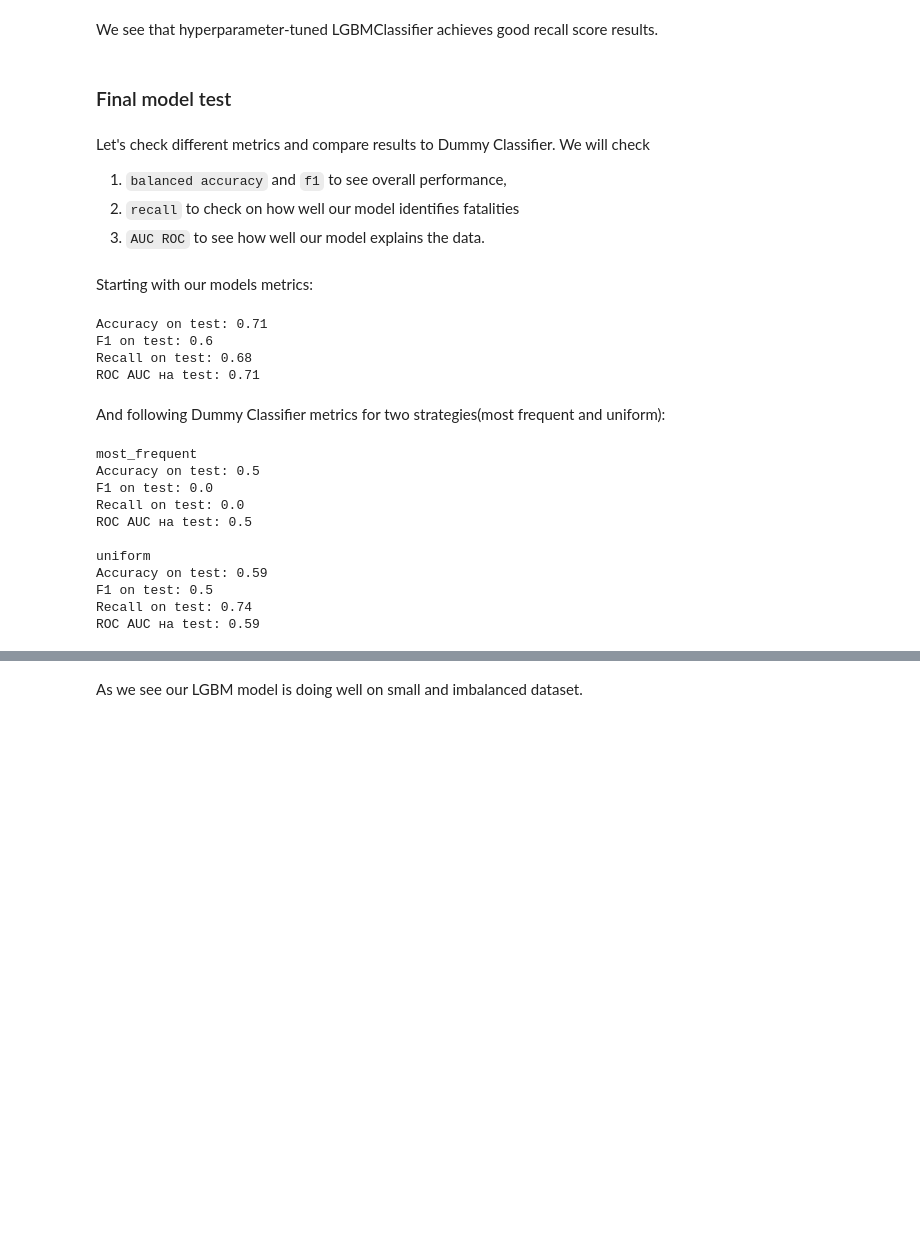
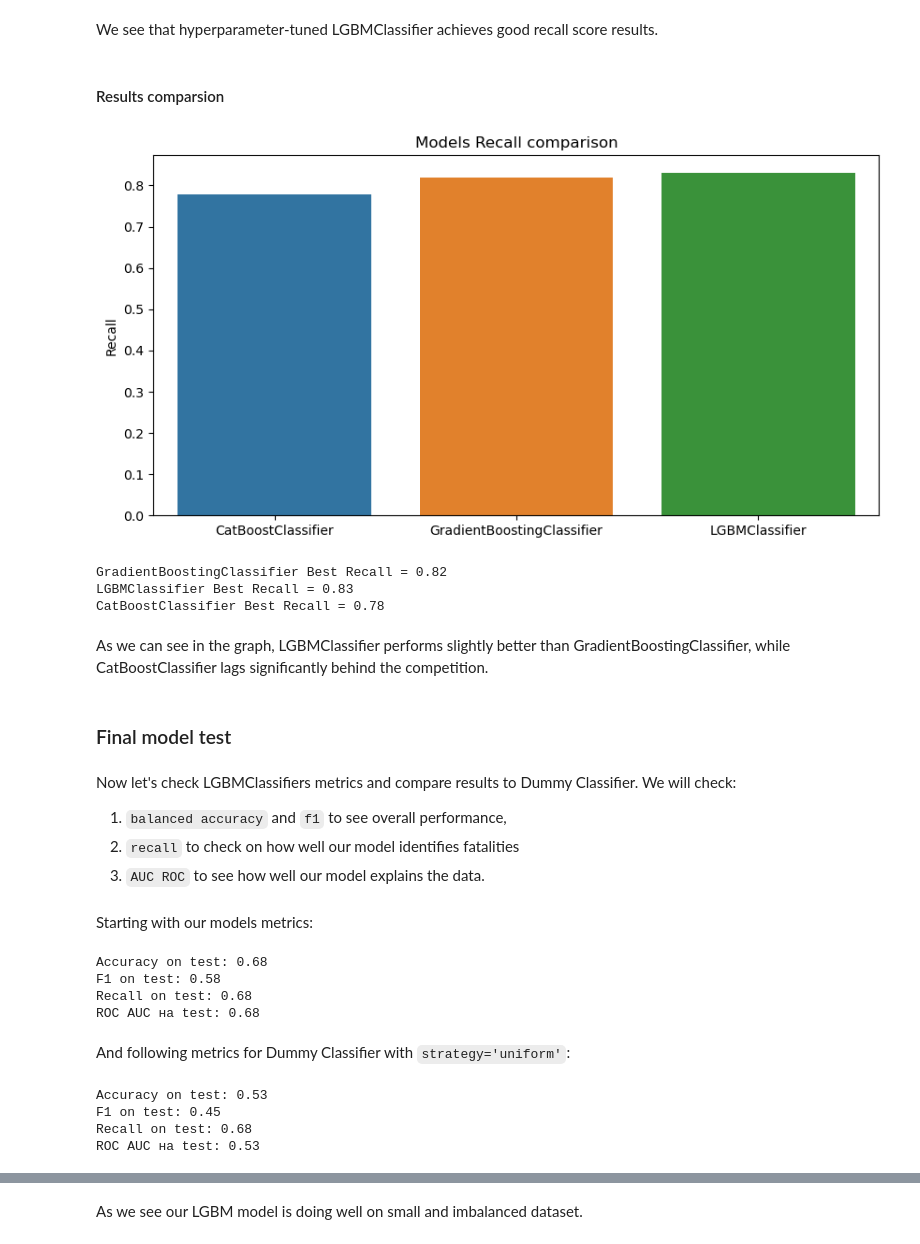
Before and after one commit to ekkv/heart-failure, a Jupyter notebook: heart_failure.ipynb, the cells around one changed output, grey strips where cells are left out. Saved outputs shown, nothing was run; the diff lists cells and outputs as text; code cells hidden in the pictures; blank space fills up the shorter version.

Commit message:
update visualization

```diff
--- a/heart_failure.ipynb
+++ b/heart_failure.ipynb
@@ -283,6 +286,11 @@ As we might see on graphs, balancing the weights helps us achieve better results
 # %% [markdown]
 ### Hyperparameters tuning
 # %%
+# Dict to store results
+results_dict = {}
+
+
+# RS function
 def rs(est, params, cv=3, n_iter=1000):
     rs_cv = RandomizedSearchCV(est,
                                params,
@@ -298,6 +306,7 @@ def rs(est, params, cv=3, n_iter=1000):
     return rs_df
 
 
+# Visualize RS results
 def build_graphs(rs_df, params_list, figsize=(10,10)):
     rs_df['mean_test_score'] = rs_df['mean_test_score'] - rs_df['mean_test_score'].min()
     nrows = math.ceil(len(params_list)/2)
@@ -318,7 +327,8 @@ def build_graphs(rs_df, params_list, figsize=(10,10)):
     plt.show();
 
 
-def gs(est, params, cv=3):
+# GS function
+def gs(est, params, results_dict, cv=3):
     gs_cv = GridSearchCV(est,
                          params,
                          cv=cv,
@@ -326,8 +336,10 @@ def gs(est, params, cv=3):
                          scoring='recall',
                          verbose=3)
     gs_cv.fit(x_train,y_train, sample_weight=sample_weights)
-    print(f'Best score: {gs_cv.best_score_}')
-
+    model_name = type(est).__name__
+    best_score = gs_cv.best_score_
+    print(f'Best score: {best_score}')
+    results_dict[model_name] = best_score
     return gs_cv.best_estimator_
 # %% [markdown]
 #### GradientBoostingClassifier
@@ -488,10 +500,30 @@ Fitting 3 folds for each of 960 candidates, totalling 2880 fits
 Best score: 0.7789743589743591
 # %% [markdown]
 We see that hyperparameter-tuned LGBMClassifier achieves good recall score results.
+# %% [markdown]
+#### Results comparsion
+# %%
+lists = sorted(results_dict.items())
+names, values = zip(*lists)
+
+plt.figure(figsize=(10,5))
+plt.title(f'Models Recall comparison')
+sns.barplot(x=list(names), y=list(values))
+plt.ylabel('Recall')
+plt.show()
+for name in results_dict.keys():
+    print(f'{name} Best Recall = {round(results_dict[name], 2)}')
+# %% [output]
+[figure, added]
+GradientBoostingClassifier Best Recall = 0.82
+LGBMClassifier Best Recall = 0.83
+CatBoostClassifier Best Recall = 0.78
+# %% [markdown]
+As we can see in the graph, LGBMClassifier performs slightly better than GradientBoostingClassifier, while CatBoostClassifier lags significantly behind the competition.
 # %% [markdown]
 ### Final model test
 # %% [markdown]
-Let's check different metrics and compare results to Dummy Classifier. We will check
+Now let's check LGBMClassifiers metrics and compare results to Dummy Classifier. We will check:
 1) `balanced accuracy` and `f1` to see overall performance,
 2) `recall` to check on how well our model identifies fatalities
 3) `AUC ROC` to see how well our model explains the data.
@@ -509,32 +554,22 @@ def print_metrics(y_pred):
 # %% [markdown]
 Starting with our models metrics:
 # %%
-y_pred = best_estimator_lgbm.predict(x_test)
+model = best_estimator_lgbm
 
-print_metrics(y_pred)
+print_metrics(model, results_dict)
 # %% [output]
-Accuracy on test: 0.71
-F1 on test: 0.6
+Accuracy on test: 0.68
+F1 on test: 0.58
 Recall on test: 0.68
-ROC AUC на test: 0.71
+ROC AUC на test: 0.68
 # %% [markdown]
-And following Dummy Classifier metrics for two strategies(most frequent and uniform):
+And following metrics for Dummy Classifier with `strategy='uniform'`:
 # %%
-for strat in ('most_frequent', 'uniform'):
-    y_pred = DummyClassifier(strategy=strat, random_state=seed).fit(x_train, y_train).predict(x_test)
+model = DummyClassifier(strategy='uniform', random_state=seed).fit(x_train, y_train)
 
-    print(strat)
-    print_metrics(y_pred)
-    print()
+print_metrics(model, results_dict)
 # %% [output]
-most_frequent
-Accuracy on test: 0.5
-F1 on test: 0.0
-Recall on test: 0.0
-ROC AUC на test: 0.5
-
-uniform
-Accuracy on test: 0.59
-F1 on test: 0.5
-Recall on test: 0.74
-ROC AUC на test: 0.59
+Accuracy on test: 0.53
+F1 on test: 0.45
+Recall on test: 0.68
+ROC AUC на test: 0.53
```
Also changed, not shown: parts of 9 cells of this notebook.
